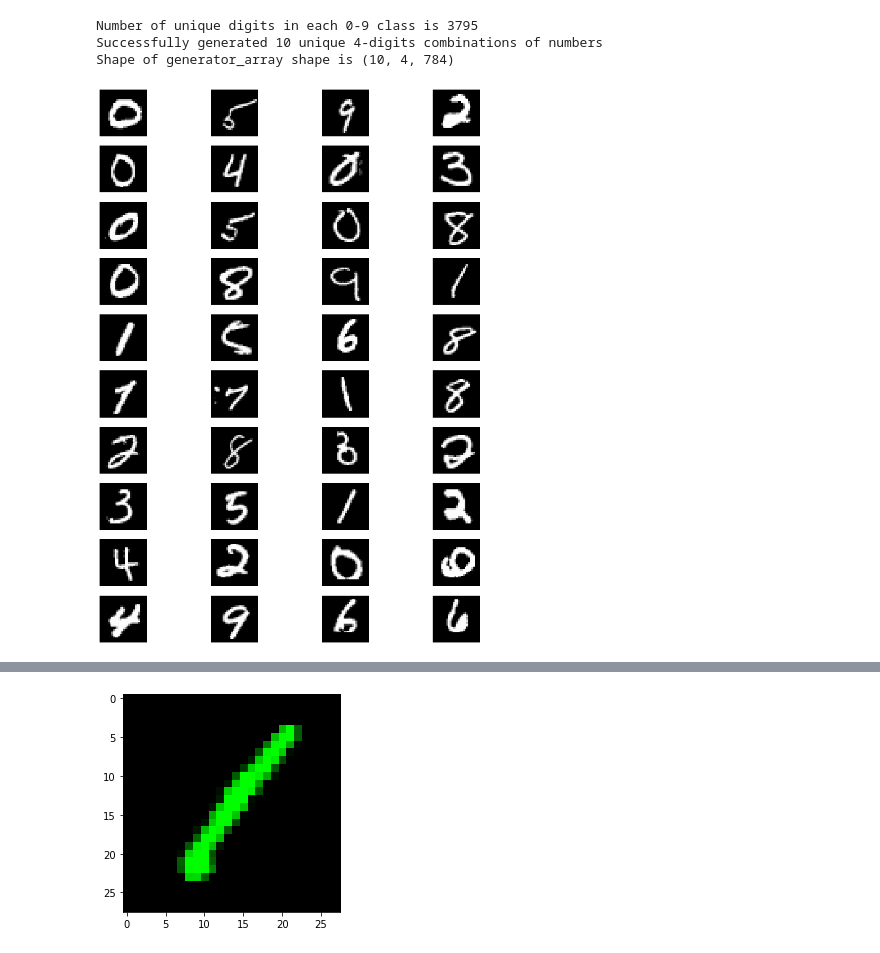
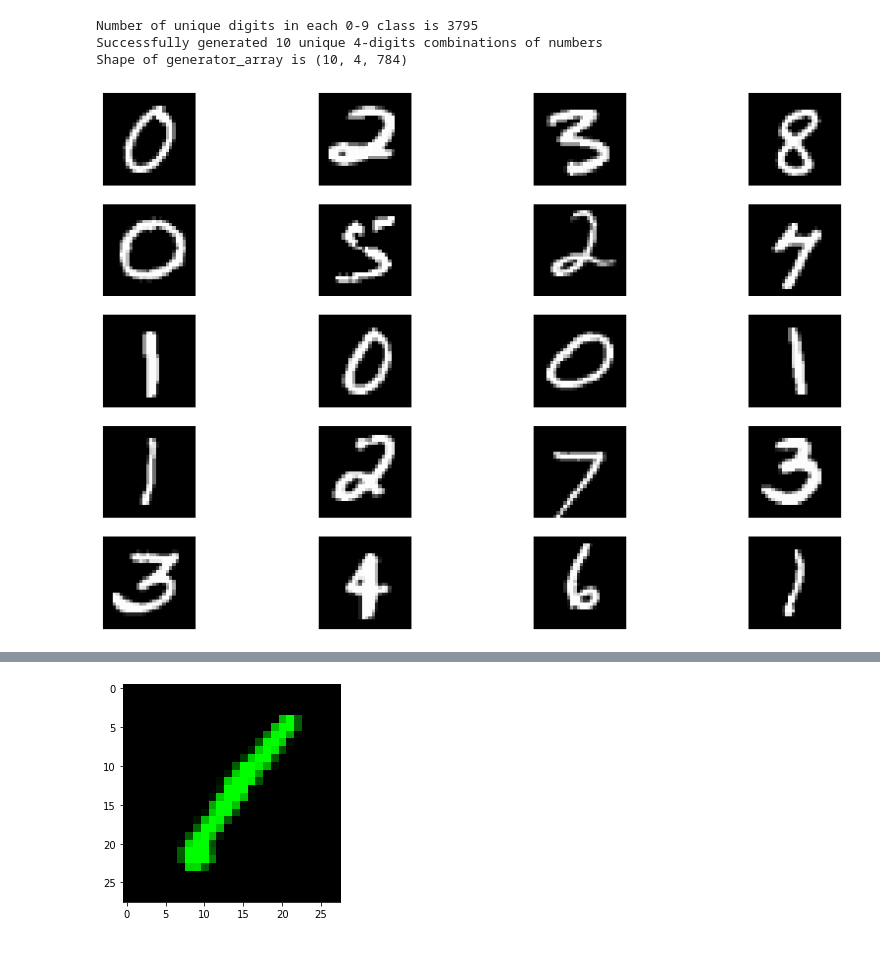
Before and after one commit to tunmustard/features_extractions, a Jupyter notebook: main_data_set_preparation.ipynb, the cells around one changed output, grey strips where cells are left out. Drawn from its saved outputs; the diff is of its cells as text; code cells hidden in the pictures.

Commit message:
Data generation pipeline is finished

```diff
--- a/main_data_set_preparation.ipynb
+++ b/main_data_set_preparation.ipynb
@@ -21,7 +16,7 @@ import os
 mnist_train = pd.read_csv('Data/digit-recognizer/train.csv').astype(np.float32)
 mnist_test = pd.read_csv('Data/digit-recognizer/test.csv').astype(np.float32)
 # %%
-#Helpful class for debuging. Shows images, convert image batches as matrix to rgb, rescales.
+###Helpful class for debuging. Shows images, convert image batches as matrix to rgb, rescales...
 class Debug():
     class Image():
         def __init__(self,image,label=""):
@@ -52,7 +47,9 @@ class Debug():
                 plt.imsave(os.path.join(save_dir, "%s_%s.png"%(save_name,i)), image_list[i], cmap = cmap)
             count=count+1
 
-    def show_image(img, cmap = 'gray'):
+    def show_image(img, cmap = 'gray', no_axis = False):
+        if no_axis:
+            plt.axis('off')
         plt.imshow(img, cmap = cmap)
 
     def scale_to_1(x):
@@ -73,5 +70,5 @@ class Debug():
         if mode == "b":
             return out[:,:,:,[1,2,0]]
 
-#Example: debug_img_list.append(Debug.Image(img,"label"))
+#Example: Debug.show_image(img.reshape(28,28))
 #Example: Debug.show_images_list(debug_img_list, col_number = 3, height = 5)
@@ -81,32 +75,34 @@ class Debug():
 # %%
-#Create n random conbination of 4-digits numbers
+###Create "num_samples" random conbination of "num_digits"-digits numbers
+###First try with num_digits=4
 num_digits = 4
 num_samples = 10
 
-#Find minumum value of specific elements belong to one label
+###Find minumum value of specific elements belong to one label
 min_numbers = min(mnist_train['label'].value_counts())
 
-#Create balanced data array with (10*min_numbers) elements =  (min_numbers "0" pics) + ... + (min_numbers "9" pics)
-mnist_train_balanced = np.concatenate([np.array(mnist_train[mnist_train['label']==i].drop(columns=['label']))[0:min_numbers] for i in range(10)], axis=0)
+###Create balanced data array with (10*min_numbers) elements =  (min_numbers "0" pics) + ... + (min_numbers "9" pics)
+data_balanced = np.concatenate([np.array(mnist_train[mnist_train['label']==i].drop(columns=['label']))[0:min_numbers] for i in range(10)], axis=0)
 
-#Make list of unique numbers combination
-comb_ids = np.unique(np.array([np.random.randint(mnist_train_balanced.shape[0], size=num_digits) for i in range(num_samples*2)]),axis=0)[:num_samples]
+###Make list of unique numbers "num_digits"-combination for creation of main picture data array
+comb_ids = np.unique(np.array([np.random.randint(data_balanced.shape[0], size=num_digits) for i in range(num_samples*2)]),axis=0)[:num_samples]
 print("Number of unique digits in each 0-9 class is %s"%min_numbers)
 if comb_ids.shape[0] < num_samples:
     print("WARNING!!! List is shorter than required %s because of duplications, try to regenerate"%num_samples)
 else:
     print("Successfully generated %s unique %s-digits combinations of numbers"%(num_samples,num_digits))
 
-#make main array
-generator_array = np.array([mnist_train_balanced[i] for i in comb_ids])
+###Make picture data array based on balanced mnist (same amount of 0-9 digits) and new indice combination
+generator_array = np.array([data_balanced[i] for i in comb_ids])
 
-print("Shape of generator_array shape is", generator_array.shape)
+print("Shape of generator_array is", generator_array.shape)
 # %% [output]
 Number of unique digits in each 0-9 class is 3795
 Successfully generated 10 unique 4-digits combinations of numbers
-Shape of generator_array shape is (10, 4, 784)
+Shape of generator_array is (10, 4, 784)
 # %%
-#Show first 3 group
-Debug.show_images_list(generator_array[:10].reshape(-1,28,28), col_number = 4)
+###Show first 5 group
+###Each line will be combined into one image
+Debug.show_images_list(generator_array[:5].reshape(-1,28,28), col_number = num_digits)
 # %% [output]
-[figure, old version]
+[figure, new version]
```
Also changed, not shown: parts of 16 cells of this notebook.
